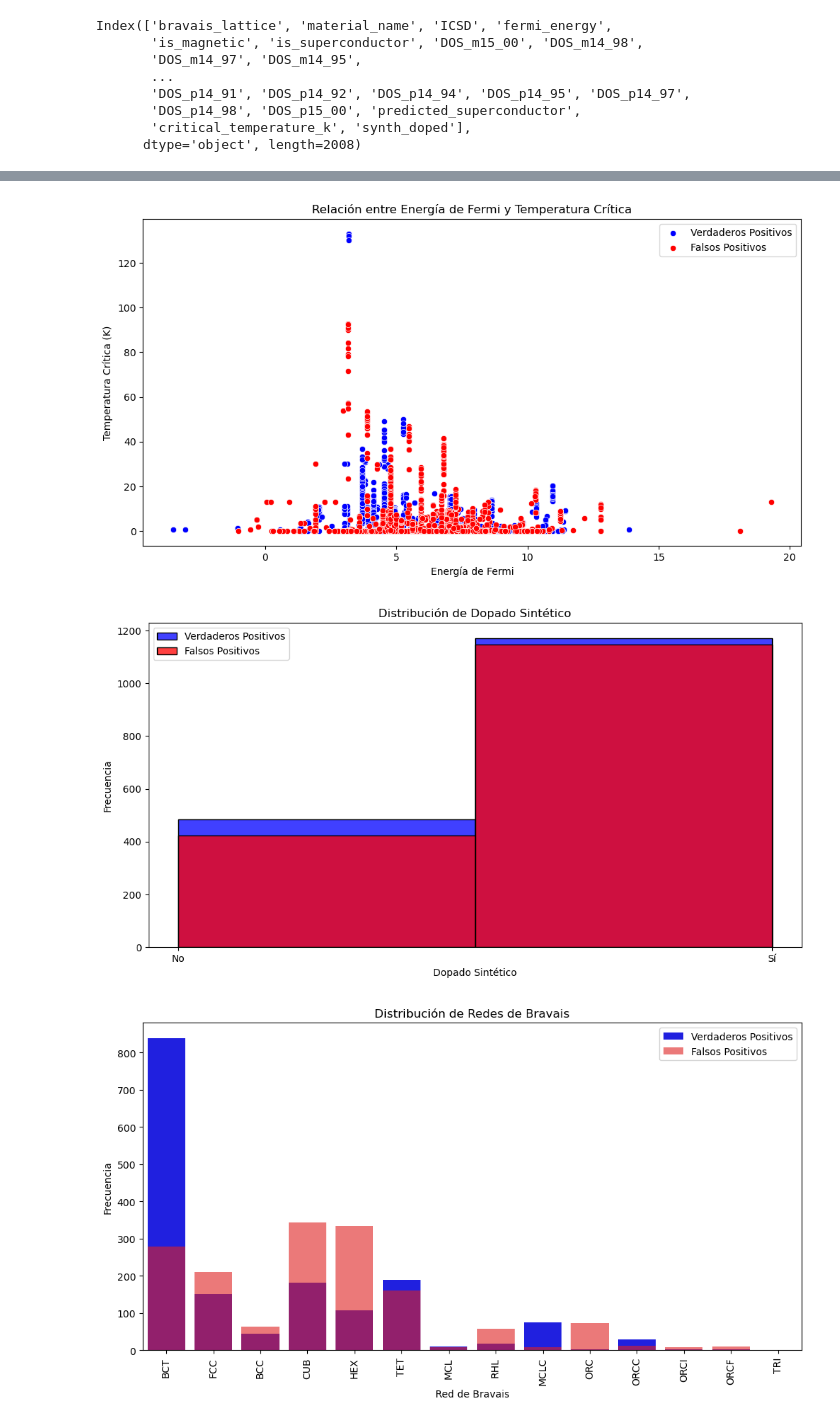
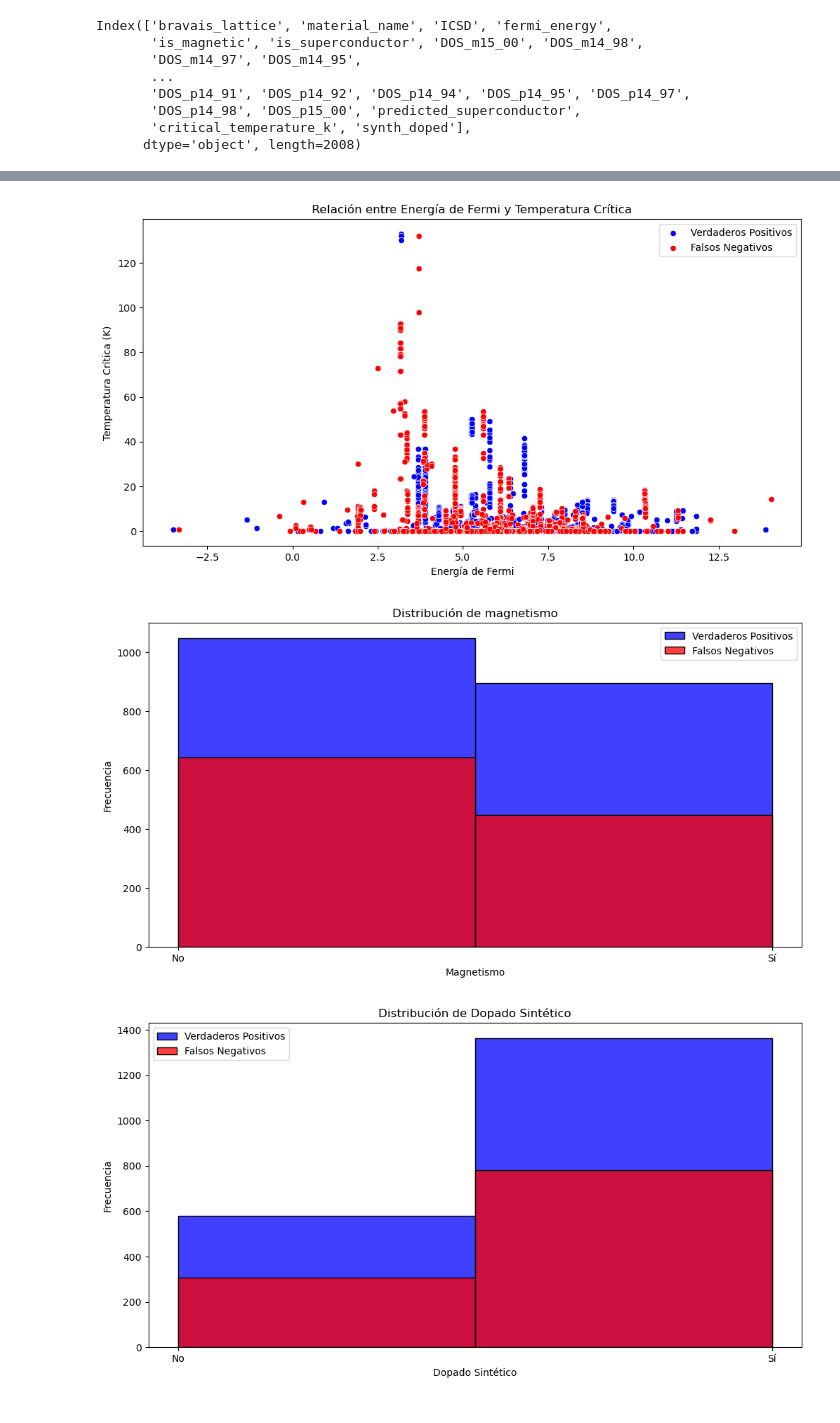
Before and after one commit to olayafgon/ML-and-Superconductors, a Jupyter notebook: src/patrones.ipynb, the cells around one changed output, grey strips where cells are left out. Drawn from its saved outputs; the diff is of its cells as text; code cells hidden in the pictures.

```diff
--- a/src/patrones.ipynb
+++ b/src/patrones.ipynb
@@ -109,6 +113,7 @@ X_train, X_test, y_train, y_test = train_test_split(X, y, test_size=0.2)
 
 sampling_method = RandomOverSampler()
 X_train_sampled, y_train_sampled = sampling_method.fit_resample(X_train, y_train)
+X_train, X_eval, y_train, y_eval = train_test_split(X_train_sampled, y_train_sampled, test_size=0.2)
 
 
 ################ MODELO
@@ -125,7 +130,7 @@ params = {
 }
 
 model = XGBClassifier(**params)
-model.fit(X_train, y_train, eval_set=[(X_train_sampled, y_train_sampled), (X_test, y_test)], eval_metric=['error'], early_stopping_rounds=50, verbose=False)
+model.fit(X_train, y_train, eval_set=[(X_eval, y_eval), (X_test, y_test)], eval_metric=['error'], early_stopping_rounds=50, verbose=False)
 
 y_pred = model.predict(X_test)
 accuracy = accuracy_score(y_test, y_pred)
@@ -192,25 +193,28 @@ Index(['bravais_lattice', 'material_name', 'ICSD', 'fermi_energy',
       dtype='object', length=2008)
 # %%
 verdaderos_positivos = X_test_predictions[(X_test_predictions['is_superconductor'] == True) & (X_test_predictions['predicted_superconductor'] == True)]
-falsos_positivos = X_test_predictions[(X_test_predictions['is_superconductor'] == True) & (X_test_predictions['predicted_superconductor'] == False)]
+falsos_negativos = X_test_predictions[(X_test_predictions['is_superconductor'] == True) & (X_test_predictions['predicted_superconductor'] == False)]
+
+falsos_positivos = X_test_predictions[(X_test_predictions['is_superconductor'] == False) & (X_test_predictions['predicted_superconductor'] == True)].copy()
+verdaderos_negativos = X_test_predictions[(X_test_predictions['is_superconductor'] == False) & (X_test_predictions['predicted_superconductor'] == False)].copy()
 
 desc_verdaderos_positivos = verdaderos_positivos[['bravais_lattice', 'material_name', 'ICSD', 'fermi_energy', 'is_magnetic', 'is_superconductor',
                                                  'predicted_superconductor', 'critical_temperature_k', 'synth_doped']].describe()
-desc_falsos_positivos = falsos_positivos[['bravais_lattice', 'material_name', 'ICSD', 'fermi_energy', 'is_magnetic', 'is_superconductor',
+desc_falsos_negativos = falsos_negativos[['bravais_lattice', 'material_name', 'ICSD', 'fermi_energy', 'is_magnetic', 'is_superconductor',
                                        'predicted_superconductor', 'critical_temperature_k', 'synth_doped']].describe()
 
 # Mostrar descripción estadística
 print("Descripción estadística de los verdaderos positivos:")
 print(f"{len(verdaderos_positivos)}")
 print(desc_verdaderos_positivos)
-print("\nDescripción estadística de los falsos positivos:")
-print(f"{len(falsos_positivos)}")
-print(desc_falsos_positivos)
+print("\nDescripción estadística de los falsos negativos:")
+print(f"{len(falsos_negativos)}")
+print(desc_falsos_negativos)
 
 # Visualizar la distribución de la energía de Fermi
 plt.figure(figsize=(12, 6))
 sns.histplot(verdaderos_positivos['fermi_energy'], kde=True, color='blue', label='Verdaderos Positivos')
-sns.histplot(falsos_positivos['fermi_energy'], kde=True, color='red', label='Falsos Positivos')
+sns.histplot(falsos_negativos['fermi_energy'], kde=True, color='red', label='Falsos Positivos')
 plt.legend()
 plt.title('Distribución de la Energía de Fermi')
 plt.xlabel('Energía de Fermi')
@@ -220,7 +224,7 @@ plt.show()
 # Visualizar la relación entre critical_temperature_k y fermi_energy
 plt.figure(figsize=(12, 6))
 sns.scatterplot(data=verdaderos_positivos, x='fermi_energy', y='critical_temperature_k', color='blue', label='Verdaderos Positivos')
-sns.scatterplot(data=falsos_positivos, x='fermi_energy', y='critical_temperature_k', color='red', label='Falsos Positivos')
+sns.scatterplot(data=falsos_negativos, x='fermi_energy', y='critical_temperature_k', color='red', label='Falsos Negativos')
 plt.legend()
 plt.title('Relación entre Energía de Fermi y Temperatura Crítica')
 plt.xlabel('Energía de Fermi')
@@ -229,8 +233,19 @@ plt.show()
 
 # Visualizar si están dopados sintéticamente
 plt.figure(figsize=(12, 6))
+sns.histplot(verdaderos_positivos['is_magnetic'].astype(int), kde=False, color='blue', label='Verdaderos Positivos', bins=2)
+sns.histplot(falsos_negativos['is_magnetic'].astype(int), kde=False, color='red', label='Falsos Negativos', bins=2)
+plt.legend()
+plt.title('Distribución de magnetismo')
+plt.xlabel('Magnetismo')
+plt.ylabel('Frecuencia')
+plt.xticks([0, 1], ['No', 'Sí'])
+plt.show()
+
+# Visualizar si están dopados sintéticamente
+plt.figure(figsize=(12, 6))
 sns.histplot(verdaderos_positivos['synth_doped'].astype(int), kde=False, color='blue', label='Verdaderos Positivos', bins=2)
-sns.histplot(falsos_positivos['synth_doped'].astype(int), kde=False, color='red', label='Falsos Positivos', bins=2)
+sns.histplot(falsos_negativos['synth_doped'].astype(int), kde=False, color='red', label='Falsos Negativos', bins=2)
 plt.legend()
 plt.title('Distribución de Dopado Sintético')
 plt.xlabel('Dopado Sintético')
@@ -241,7 +256,7 @@ plt.show()
 # Visualizar las redes de Bravais
 plt.figure(figsize=(12, 6))
 sns.countplot(data=verdaderos_positivos, x='bravais_lattice', color='blue', label='Verdaderos Positivos')
-sns.countplot(data=falsos_positivos, x='bravais_lattice', color='red', label='Falsos Positivos', alpha=0.6)
+sns.countplot(data=falsos_negativos, x='bravais_lattice', color='red', label='Falsos Negativos', alpha=0.6)
 plt.legend()
 plt.title('Distribución de Redes de Bravais')
 plt.xlabel('Red de Bravais')
@@ -291,3 +306,3 @@ max         710014.0     19.295000               92.800000
-[figure, old version]
+[figure, new version]
-[figure, old version]
+[figure, new version]
-[figure, old version]
+[figure, new version]
```
Also changed, not shown: parts of 16 cells of this notebook.
